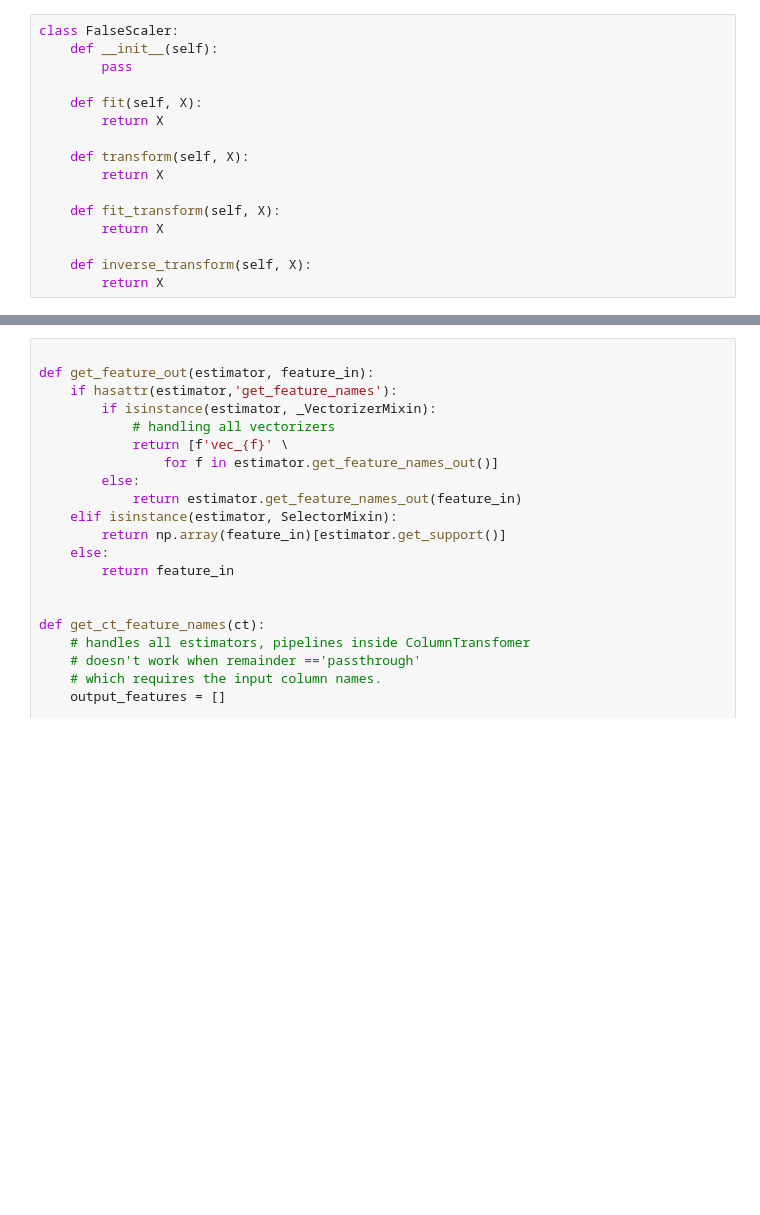
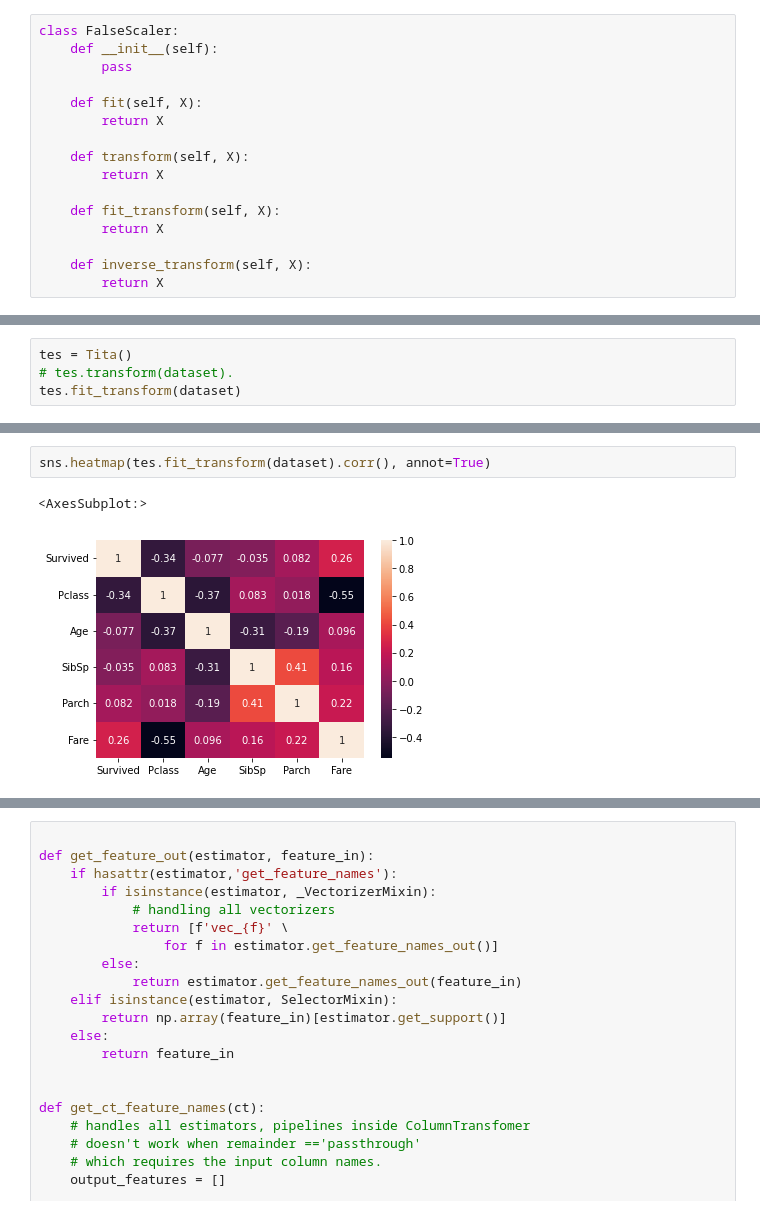
Before and after one commit to Dudeonyx/Machine-Learning-A-Z--Model-Selection-, a Jupyter notebook: Classification/classification_model_comparator.ipynb, the cells around one changed output, grey strips where cells are left out. Cells and saved outputs as stored; diff of their text form; blank space fills up the shorter version.

```diff
--- a/Classification/classification_model_comparator.ipynb
+++ b/Classification/classification_model_comparator.ipynb
@@ -252,0 +232,4 @@ test_data_raw
+# %%
+tes = Tita()
+# tes.transform(dataset).
+tes.fit_transform(dataset)
@@ -253,3 +250,8 @@ test_data_raw
+# %%
+sns.heatmap(tes.fit_transform(dataset).corr(), annot=True)
+# %% [output]
+<AxesSubplot:>
+[figure, added]
 # %%
 from sklearn.pipeline import make_pipeline, Pipeline
 from sklearn.feature_extraction.text import _VectorizerMixin
```
Also changed, not shown: parts of 49 cells of this notebook, 2 other files.
